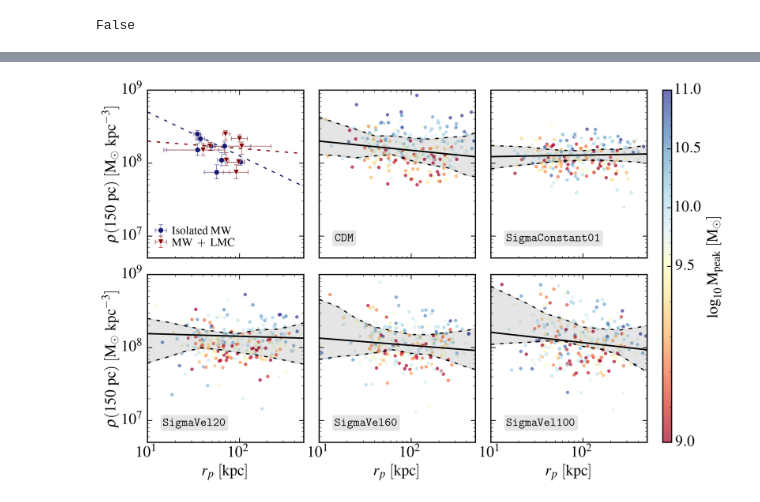
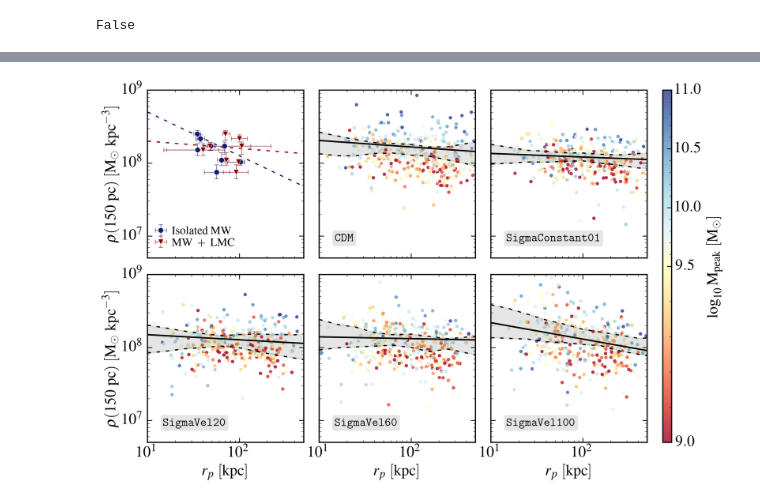
Before and after one commit to NoemiAM/TangoSIDM_satellites, a Jupyter notebook: examples/5 - density_pericenter_simulations.ipynb, the cells around one changed output, grey strips where cells are left out. Drawn from its saved outputs; the diff is of its cells as text; code cells hidden in the pictures.

```diff
--- a/examples/5 - density_pericenter_simulations.ipynb
+++ b/examples/5 - density_pericenter_simulations.ipynb
@@ -71,6 +27,6 @@ for i in range(num_satellites):
 # %%
 # We remove CVnI
-num_satellites -= 1
+num_satellites = 8
 dSph = dSph[:-1]
 
 r_p_Isolated = np.zeros((3,num_satellites)) # Reading pericenter assuming isolated MW
@@ -238,15 +89,4 @@ plt.show()
 # %% [markdown]
 ### Fit each MW system in each box
 # %%
-MAX_SATELLITES = 8
-
-filename = f"./outputs/fit_NFW_{MAX_SATELLITES}.npy" if MAX_SATELLITES is not None else "fit_NFW.npy"
-
-if os.path.isfile(filename):
-    run_fit = False
-    q_save, m_save = np.load(filename, allow_pickle=True)
-else:
-    run_fit = True
-    q_save, m_save = [], []
-
-print(run_fit)
+MAX_SATELLITES = None
@@ -493,7 +218,5 @@ plt.show()
 # %%
-MAX_SATELLITES = 8
-
-filename = f"./outputs/fit_NFW_{MAX_SATELLITES}.npy" if MAX_SATELLITES is not None else "fit_NFW.npy"
+filename = f"./outputs/fit_NFW_{MAX_SATELLITES}.npy" if MAX_SATELLITES is not None else "./outputs/fit_NFW.npy"
 
 if os.path.isfile(filename):
     run_fit = False
@@ -506,7 +229,10 @@ print(run_fit)
 # %% [output]
 False
 # %%
+
+cmap = matplotlib.cm.RdYlBu
 normalize = matplotlib.colors.TwoSlopeNorm(vmin=9, vcenter=9.5, vmax=11)
+
 fig, all_axs = plt.subplots(2, 3, sharex=True, sharey=True, figsize=(13, 8), dpi=200, facecolor='white')
 all_axs = all_axs.flatten()
 
@@ -524,45 +250,48 @@ for i, (id, id_name) in enumerate(IDs.items()):
         if file[f'{idx}'].attrs.get("main_halo_of") is not None:
             subhalo_idxs = file[f'{idx}'].attrs.get("main_halo_of")
 
-            rp, rho150, M200 = [], [], []
+            rp, rho150, M = [], [], []
             counter = 0
             # Get satellites of MW halo
             for subhalo_idx in subhalo_idxs[:MAX_SATELLITES]:
-                data_subhalo = file[f'{subhalo_idx}']
+                if np.log10(file[str(subhalo_idx)]['tree_data']['bound_mass_dm'][0]) > 9: # MINIMUM satellite mass = 10^9
+                    data_subhalo = file[f'{subhalo_idx}']
+                    # Get pericenter
+                    _rp = data_subhalo["tree_data"]["pericenter"][1]
+                    _rp = _rp[0] if _rp.shape==(1,) else _rp
+                    rp = np.append(rp, _rp)
 
-                # Get pericenter
-                _rp = data_subhalo["tree_data"]["pericenter"][1]
-                _rp = _rp[0] if _rp.shape==(1,) else _rp
-                rp = np.append(rp, _rp)
+                    nfw_fit = data_subhalo['halo_data']['nfw_fit']
+                    r_s, log10_rho_s, sigma_r_s, sigma_log10_rho_s = nfw_fit
+                    rho_s = 10**log10_rho_s
+                    _rho_150 = 10**fit_nfw_model(np.array([0.15]), r_s, log10_rho_s)
+                    rho150 = np.append(rho150, _rho_150[0])
 
-                nfw_fit = data_subhalo['halo_data']['nfw_fit']
-                r_s, log10_rho_s, sigma_r_s, sigma_log10_rho_s = nfw_fit
-                rho_s = 10**log10_rho_s
-                _rho_150 = NFW_profile(np.array([0.15]), rho_s, r_s)
-                rho150 = np.append(rho150, _rho_150[0])
+                    # sigma_rho_s = sigma_log10_rho_s * np.log(10) * rho_s
+                    # rho = NFW_profile(r_range, rho_s, r_s)
+                    # mass_within_r = mass(rho, r_range)
+                    # rho_within_r = rho_mean(mass_within_r, r_range)
+                    # R200 = calculate_R200(rho_within_r, r_range)
+                    # _M = calculate_M200(R200)
+                    # M = np.append(M, _M)
 
-                # sigma_rho_s = sigma_log10_rho_s * np.log(10) * rho_s
-                # rho = NFW_profile(r_range, rho_s, r_s)
-                # mass_within_r = mass(rho, r_range)
-                # rho_within_r = rho_mean(mass_within_r, r_range)
-                # R200 = calculate_R200(rho_within_r, r_range)
-                # _M200 = calculate_M200(R200)
-                # M200 = np.append(M200, _M200)
+                    z_accr_type_idx, accretion = data_subhalo['tree_data']['accretion']
+                    mass_peak = data_subhalo['tree_data']['bound_mass_dm'][int(z_accr_type_idx)]
+                    M = np.append(M, mass_peak)
 
-                z_accr_type_idx, accretion = data_subhalo['tree_data']['accretion']
-                mass_peak = data_subhalo['tree_data']['bound_mass_dm'][int(z_accr_type_idx)]
-                M200 = np.append(M200, mass_peak)
+                    counter+=1
 
-            im = axs.scatter(rp, rho150, c=np.log10(M200), cmap=cmap, marker='o',
-                             lw=0, norm=normalize, alpha=0.7)
-
+            if counter<8: continue# Fit only systems with at least 8 satellites
+            im = axs.scatter(rp, rho150, c=np.log10(M), cmap=cmap, marker='o',
+                                lw=0, norm=normalize, alpha=0.8)
             # Fit
             if run_fit:
                 samples= run_best_fit_for_sim_with_mcmc(rp, rho150)
                 _q, _m = np.median(samples[:, 0]), np.median(samples[:, 1])
                 qs = np.append(qs, _q)
                 ms = np.append(ms, _m)
-                print(_q, _m)
+                print(ms)
+
 
     if run_fit:
         q_save.append(qs)
@@ -609,6 +338,8 @@ for i, (id, id_name) in enumerate(IDs.items()):
 
     ####
     file.close()
+    # break
+
 
 # Save fit
 if run_fit:
@@ -645 +376 @@ Total
-[figure, old version]
+[figure, new version]
```
Also changed, not shown: parts of 12 cells of this notebook, 3 other files.
